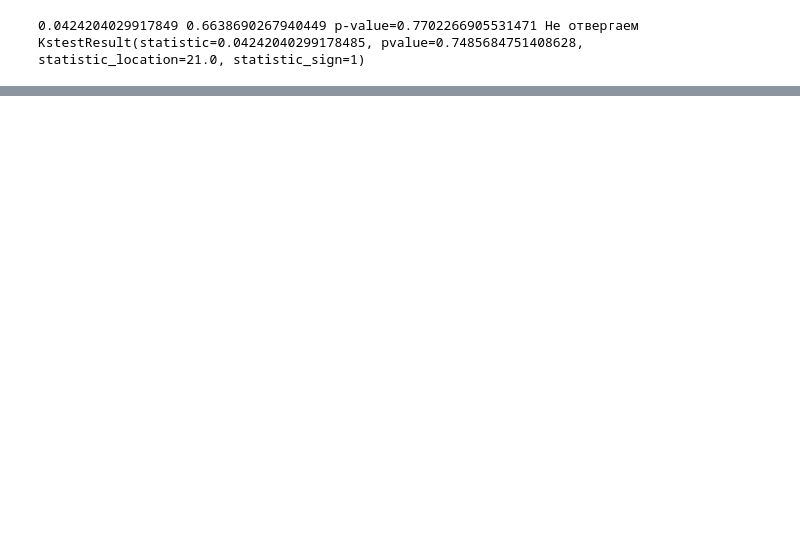
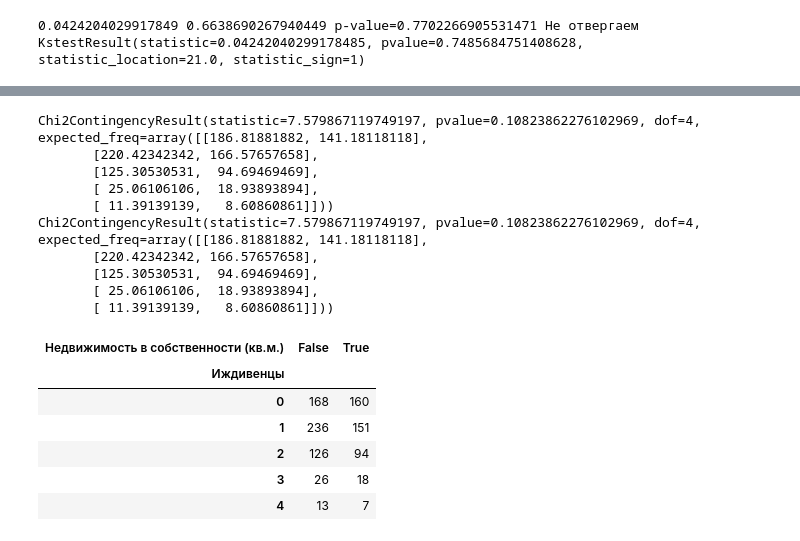
Before and after one commit to Dezzelshipc/CompMath, a Jupyter notebook: sem6-statistics/8.ipynb, the cells around one changed output, grey strips where cells are left out. Cells and saved outputs as stored; diff of their text form; code cells hidden in the pictures; blank space fills up the shorter version.

```diff
--- a/sem6-statistics/8.ipynb
+++ b/sem6-statistics/8.ipynb
@@ -78,0 +116,24 @@ KstestResult(statistic=0.04242040299178485, pvalue=0.7485684751408628, statistic
+# %%
+cross = pd.crosstab(df['Иждивенцы'], df['Недвижимость в собственности (кв.м.)'] > 0)
+
+print(chi2_contingency(cross))
+print(chi2_contingency(cross, correction=False))
+cross
+# %% [output]
+Chi2ContingencyResult(statistic=7.579867119749197, pvalue=0.10823862276102969, dof=4, expected_freq=array([[186.81881882, 141.18118118],
+       [220.42342342, 166.57657658],
+       [125.30530531,  94.69469469],
+       [ 25.06106106,  18.93893894],
+       [ 11.39139139,   8.60860861]]))
+Chi2ContingencyResult(statistic=7.579867119749197, pvalue=0.10823862276102969, dof=4, expected_freq=array([[186.81881882, 141.18118118],
+       [220.42342342, 166.57657658],
+       [125.30530531,  94.69469469],
+       [ 25.06106106,  18.93893894],
+       [ 11.39139139,   8.60860861]]))
+| Недвижимость в собственности (кв.м.) | False | True |
+| Иждивенцы |  |  |
+| 0 | 168 | 160 |
+| 1 | 236 | 151 |
+| 2 | 126 | 94 |
+| 3 | 26 | 18 |
+| 4 | 13 | 7 |
```
Also changed, not shown: parts of 8 cells of this notebook, 50 other files.
